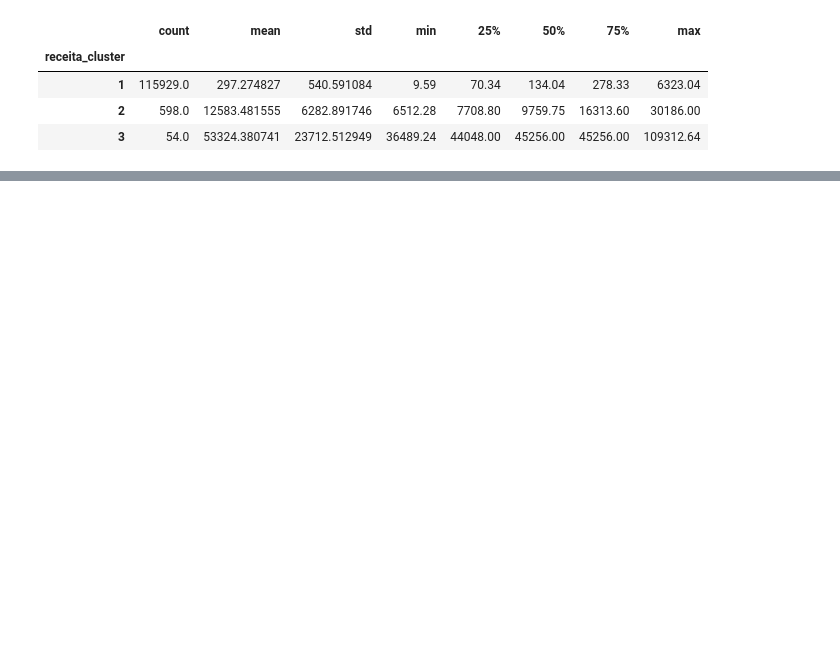
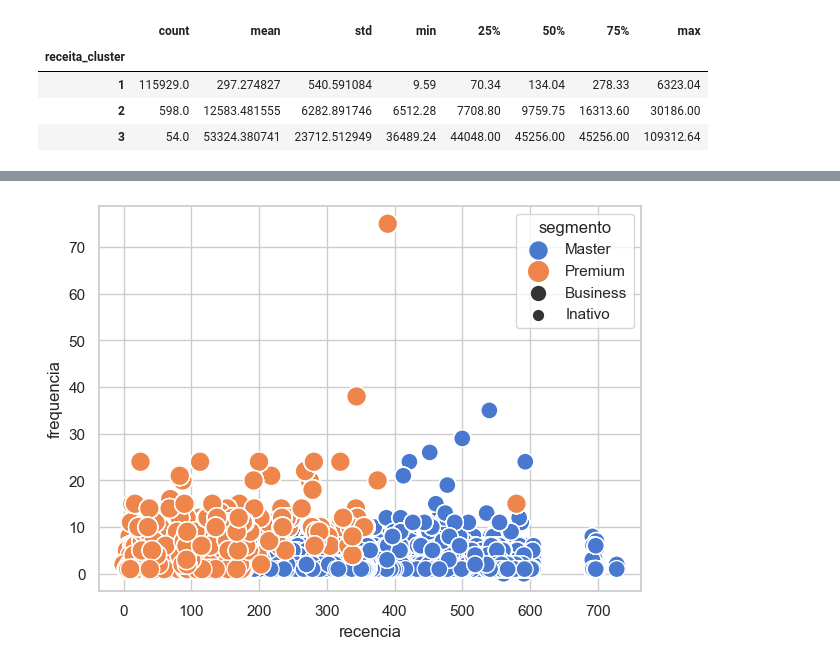
Before and after one commit to LuTDC/ml_negocios_digitais, a Jupyter notebook: Clusterização de dados - segmentação de clientes/Projeto.ipynb, the cells around one changed output, grey strips where cells are left out. Cells and saved outputs as stored; diff of their text form; code cells hidden in the pictures; blank space fills up the shorter version.

```diff
--- a/Clusterização de dados - segmentação de clientes/Projeto.ipynb
+++ b/Clusterização de dados - segmentação de clientes/Projeto.ipynb
@@ -366,3 +366,6 @@ df_usuario.groupby(['receita_cluster'])['receita'].describe()
 | 1 | 115929.0 | 297.274827 | 540.591084 | 9.59 | 70.34 | 134.04 | 278.33 | 6323.04 |
 | 2 | 598.0 | 12583.481555 | 6282.891746 | 6512.28 | 7708.80 | 9759.75 | 16313.60 | 30186.00 |
 | 3 | 54.0 | 53324.380741 | 23712.512949 | 36489.24 | 44048.00 | 45256.00 | 45256.00 | 109312.64 |
+# %%
+df_final = df_usuario[['id_unico_cliente', 'recencia', 'recencia_cluster', 'frequencia', 'frequencia_cluster', 'receita', 'receita_cluster']]
+df_final.head()
@@ -368,0 +379,3 @@ df_usuario.groupby(['receita_cluster'])['receita'].describe()
+# %%
+df_final['pontuacao'] = df_final['recencia_cluster'] + df_final['frequencia_cluster'] + df_final['receita_cluster']
+df_final.head()
@@ -368,0 +398,8 @@ df_usuario.groupby(['receita_cluster'])['receita'].describe()
+# %%
+df_final['segmento'] = 'Inativo'
+
+df_final.loc[df_final['pontuacao'] >= 1, 'segmento'] = 'Business'
+df_final.loc[df_final['pontuacao'] >= 3, 'segmento'] = 'Master'
+df_final.loc[df_final['pontuacao'] >= 5, 'segmento'] = 'Premium'
+
+df_final.head()
@@ -368,0 +418,13 @@ df_usuario.groupby(['receita_cluster'])['receita'].describe()
+# %%
+def plot_segmento(x, y, df):
+    sns.set(palette='muted', color_codes=True, style='whitegrid')
+    plt.figure(figsize=(7, 5))
+
+    sns.scatterplot(x=x, y=y, hue='segmento', data=df, size='segmento', sizes=(50, 200),
+                    size_order=['Premium', 'Master', 'Business', 'Inativo'])
+
+    plt.show()
+# %%
+plot_segmento('recencia', 'frequencia', df_final)
+# %% [output]
+[figure, added]
```
Also changed, not shown: parts of 7 cells of this notebook.
